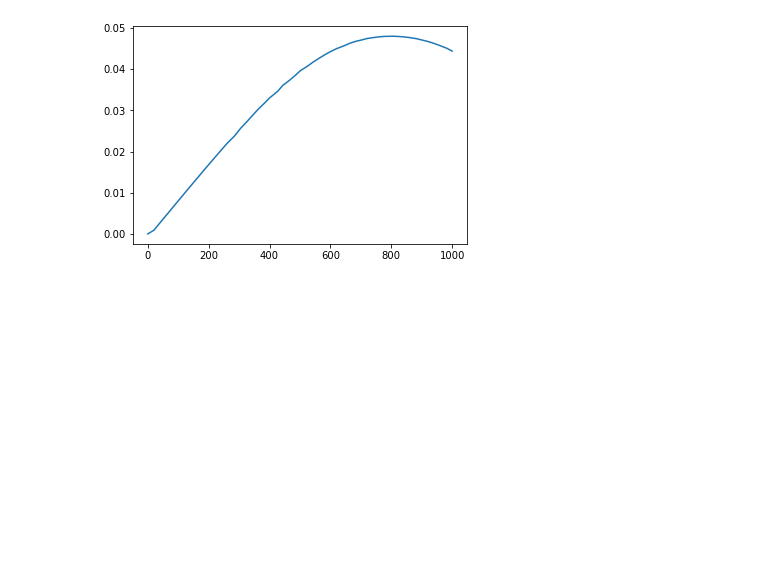
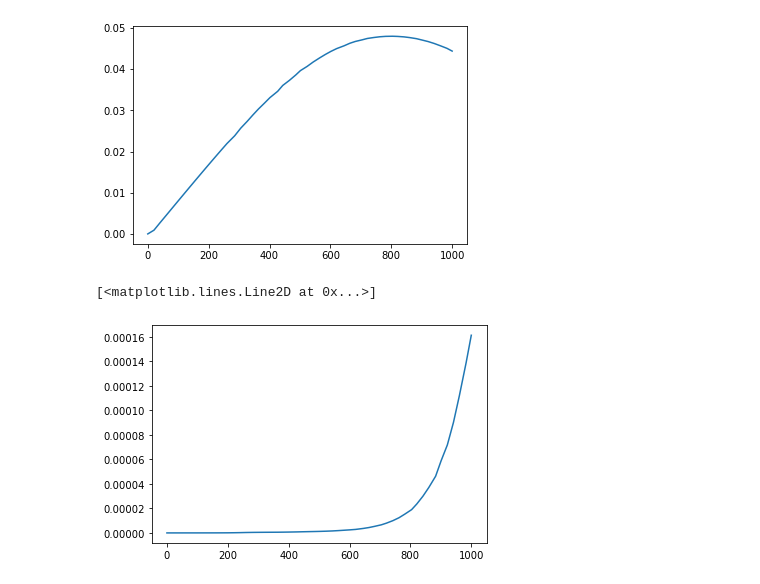
Before and after one commit to mwiesenberger/impurities, a Jupyter notebook: first_plot.ipynb, the cells around one changed output. Saved outputs shown, nothing was run; the diff lists cells and outputs as text; code cells hidden in the pictures; blank space fills up the shorter version.

```diff
--- a/first_plot.ipynb
+++ b/first_plot.ipynb
@@ -176,11 +178,11 @@ plt.show()
 [figure]
 # %%
 #  plot center of mass velocity
-weights= ncin["weights"][:]
-xc = ncin["xc"][:]
-yc = ncin["yc"][:]
+weights= ncin["weights"][:,:]
+xc = ncin["xc"][:,:]
+yc = ncin["yc"][:,:]
 time = ncin["time"][:]
-n_e = ncin["n_e"][:,:]
+n_e = ncin["n_e"][:,:,:]
 
 total_blob_mass = np.sum( (n_e-1)*weights, axis=(1,2) )
 com = np.sum( (n_e-1)*xc*weights, axis=(1,2))/total_blob_mass
@@ -196,3 +198,16 @@ plt.plot( time, vel )
 # %% [output]
 [<matplotlib.lines.Line2D at 0x...>]
 [figure]
+# %%
+S_e = ncin["S_e"][:,:,:]
+S_i = ncin["S_i"][:,:,:]
+U_e = ncin["U_e"][:,:,:]
+U_i = ncin["U_i"][:,:,:]
+
+total_energy = np.sum( (S_e + S_i + U_e + U_i)*weights, axis=(1,2) )
+
+# plot accuracy of energy
+plt.plot( time, (total_energy[0]-total_energy)/total_energy[0])
+# %% [output]
+[<matplotlib.lines.Line2D at 0x...>]
+[figure, added]
```
Also changed, not shown: parts of 1 cell of this notebook, 2 other files.
